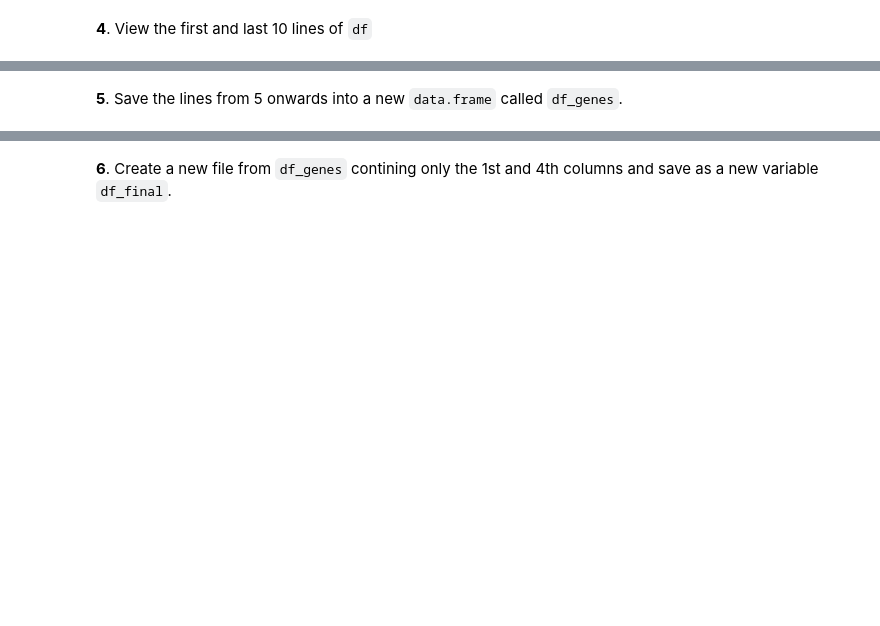
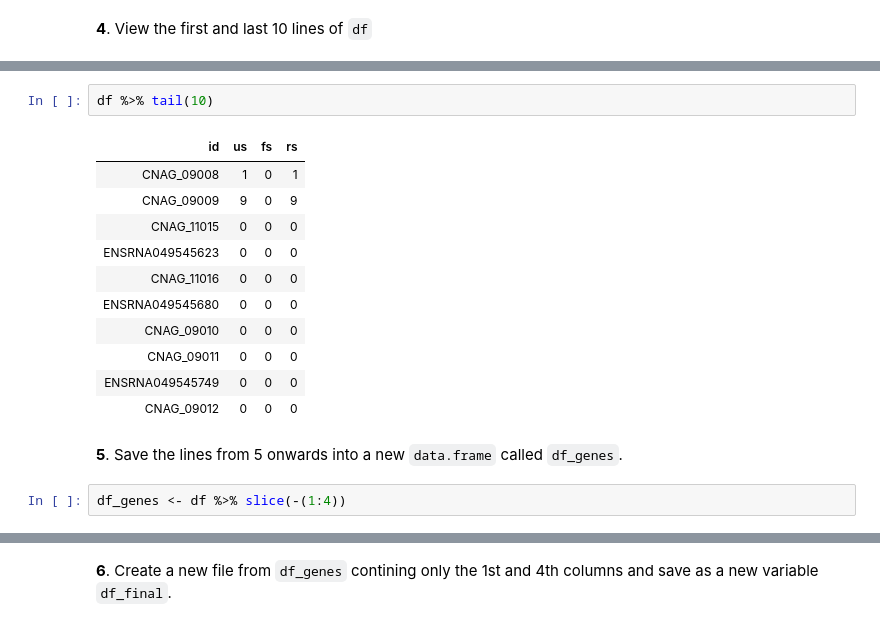
Before and after one commit to ofetad/HTS-notebooks, a Jupyter notebook: cliburn/R_tidyverse_Exercise_Solutions.ipynb, the cells around one changed output, grey strips where cells are left out. Saved outputs shown, nothing was run; the diff lists cells and outputs as text; blank space fills up the shorter version.

```diff
--- a/cliburn/R_tidyverse_Exercise_Solutions.ipynb
+++ b/cliburn/R_tidyverse_Exercise_Solutions.ipynb
@@ -60,2 +93,18 @@ found in the directory
+# %%
+df %>% tail(10)
+# %% [output]
+| id | us | fs | rs |
+| CNAG_09008 | 1 | 0 | 1 |
+| CNAG_09009 | 9 | 0 | 9 |
+| CNAG_11015 | 0 | 0 | 0 |
+| ENSRNA049545623 | 0 | 0 | 0 |
+| CNAG_11016 | 0 | 0 | 0 |
+| ENSRNA049545680 | 0 | 0 | 0 |
+| CNAG_09010 | 0 | 0 | 0 |
+| CNAG_09011 | 0 | 0 | 0 |
+| ENSRNA049545749 | 0 | 0 | 0 |
+| CNAG_09012 | 0 | 0 | 0 |
 # %% [markdown]
 **5**. Save the lines from 5 onwards into a new `data.frame`  called `df_genes`.
+# %%
+df_genes <- df %>% slice(-(1:4))
```
Also changed, not shown: parts of 22 cells of this notebook, 1 other file.
